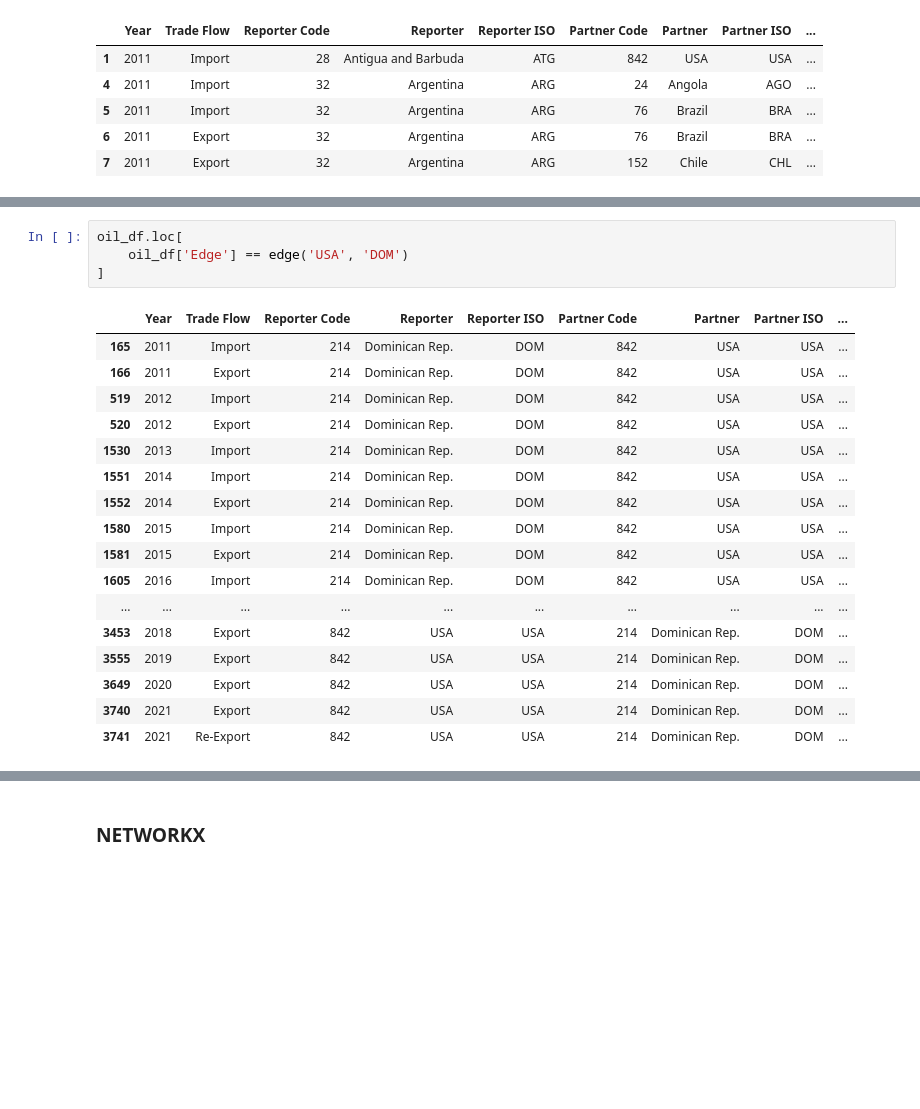
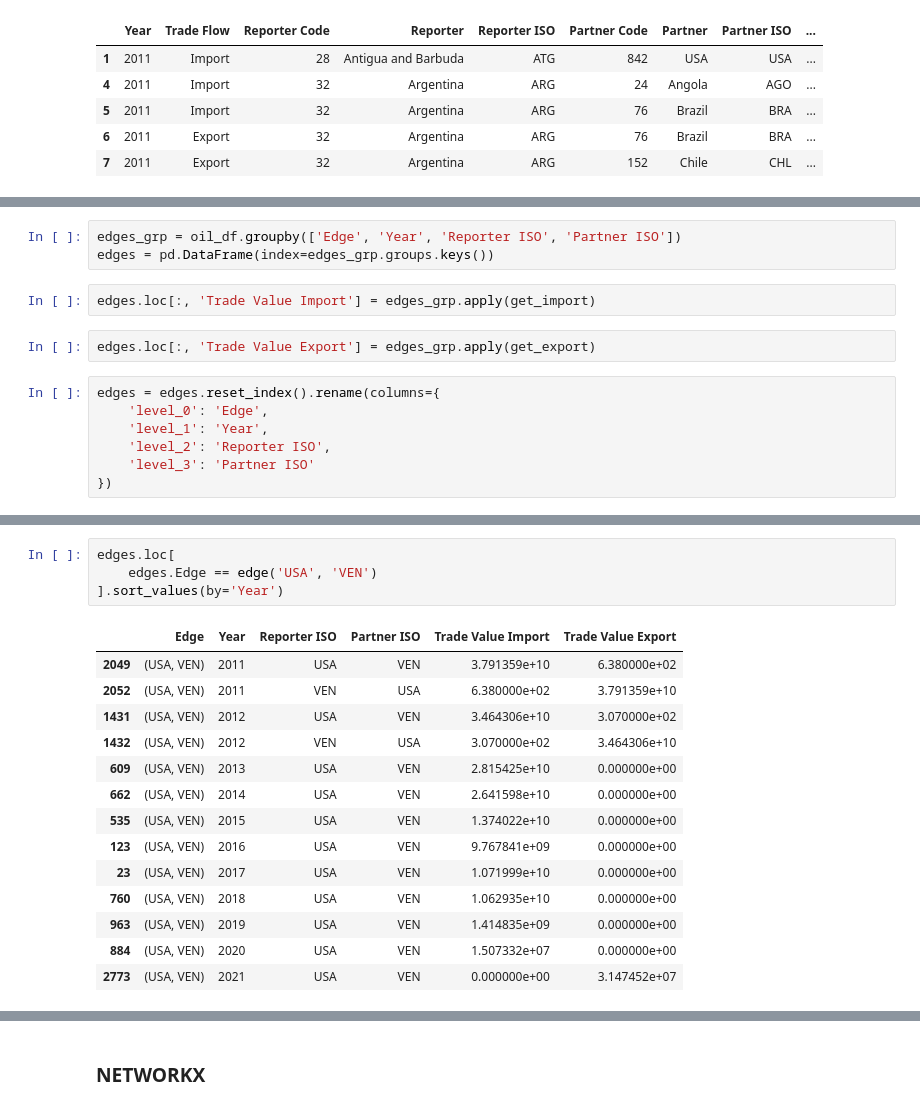
Before and after one commit to d2ski/americas-energy-map-nb, a Jupyter notebook: explore.ipynb, the cells around one changed output, grey strips where cells are left out. Drawn from its saved outputs; the diff is of its cells as text; blank space fills up the shorter version.

Commit message:
Edges data with normalized import/export values

```diff
--- a/explore.ipynb
+++ b/explore.ipynb
@@ -183,0 +148,14 @@ oil_merged.loc[
+# %%
+edges_grp = oil_df.groupby(['Edge', 'Year', 'Reporter ISO', 'Partner ISO'])
+edges = pd.DataFrame(index=edges_grp.groups.keys())
+# %%
+edges.loc[:, 'Trade Value Import'] = edges_grp.apply(get_import)
+# %%
+edges.loc[:, 'Trade Value Export'] = edges_grp.apply(get_export)
+# %%
+edges = edges.reset_index().rename(columns={
+    'level_0': 'Edge',
+    'level_1': 'Year',
+    'level_2': 'Reporter ISO',
+    'level_3': 'Partner ISO'
+})
@@ -184,22 +183,19 @@ oil_merged.loc[
 # %%
-oil_df.loc[
-    oil_df['Edge'] == edge('USA', 'DOM')
-]
+edges.loc[
+    edges.Edge == edge('USA', 'VEN')
+].sort_values(by='Year')
 # %% [output]
-|  | Year | Trade Flow | Reporter Code | Reporter | Reporter ISO | Partner Code | Partner | Partner ISO | ... |
-| 165 | 2011 | Import | 214 | Dominican Rep. | DOM | 842 | USA | USA | ... |
-| 166 | 2011 | Export | 214 | Dominican Rep. | DOM | 842 | USA | USA | ... |
-| 519 | 2012 | Import | 214 | Dominican Rep. | DOM | 842 | USA | USA | ... |
-| 520 | 2012 | Export | 214 | Dominican Rep. | DOM | 842 | USA | USA | ... |
-| 1530 | 2013 | Import | 214 | Dominican Rep. | DOM | 842 | USA | USA | ... |
-| 1551 | 2014 | Import | 214 | Dominican Rep. | DOM | 842 | USA | USA | ... |
-| 1552 | 2014 | Export | 214 | Dominican Rep. | DOM | 842 | USA | USA | ... |
-| 1580 | 2015 | Import | 214 | Dominican Rep. | DOM | 842 | USA | USA | ... |
-| 1581 | 2015 | Export | 214 | Dominican Rep. | DOM | 842 | USA | USA | ... |
-| 1605 | 2016 | Import | 214 | Dominican Rep. | DOM | 842 | USA | USA | ... |
-| ... | ... | ... | ... | ... | ... | ... | ... | ... | ... |
-| 3453 | 2018 | Export | 842 | USA | USA | 214 | Dominican Rep. | DOM | ... |
-| 3555 | 2019 | Export | 842 | USA | USA | 214 | Dominican Rep. | DOM | ... |
-| 3649 | 2020 | Export | 842 | USA | USA | 214 | Dominican Rep. | DOM | ... |
-| 3740 | 2021 | Export | 842 | USA | USA | 214 | Dominican Rep. | DOM | ... |
-| 3741 | 2021 | Re-Export | 842 | USA | USA | 214 | Dominican Rep. | DOM | ... |
+|  | Edge | Year | Reporter ISO | Partner ISO | Trade Value Import | Trade Value Export |
+| 2049 | (USA, VEN) | 2011 | USA | VEN | 3.791359e+10 | 6.380000e+02 |
+| 2052 | (USA, VEN) | 2011 | VEN | USA | 6.380000e+02 | 3.791359e+10 |
+| 1431 | (USA, VEN) | 2012 | USA | VEN | 3.464306e+10 | 3.070000e+02 |
+| 1432 | (USA, VEN) | 2012 | VEN | USA | 3.070000e+02 | 3.464306e+10 |
+| 609 | (USA, VEN) | 2013 | USA | VEN | 2.815425e+10 | 0.000000e+00 |
+| 662 | (USA, VEN) | 2014 | USA | VEN | 2.641598e+10 | 0.000000e+00 |
+| 535 | (USA, VEN) | 2015 | USA | VEN | 1.374022e+10 | 0.000000e+00 |
+| 123 | (USA, VEN) | 2016 | USA | VEN | 9.767841e+09 | 0.000000e+00 |
+| 23 | (USA, VEN) | 2017 | USA | VEN | 1.071999e+10 | 0.000000e+00 |
+| 760 | (USA, VEN) | 2018 | USA | VEN | 1.062935e+10 | 0.000000e+00 |
+| 963 | (USA, VEN) | 2019 | USA | VEN | 1.414835e+09 | 0.000000e+00 |
+| 884 | (USA, VEN) | 2020 | USA | VEN | 1.507332e+07 | 0.000000e+00 |
+| 2773 | (USA, VEN) | 2021 | USA | VEN | 0.000000e+00 | 3.147452e+07 |
```
Also changed, not shown: parts of 29 cells of this notebook.
